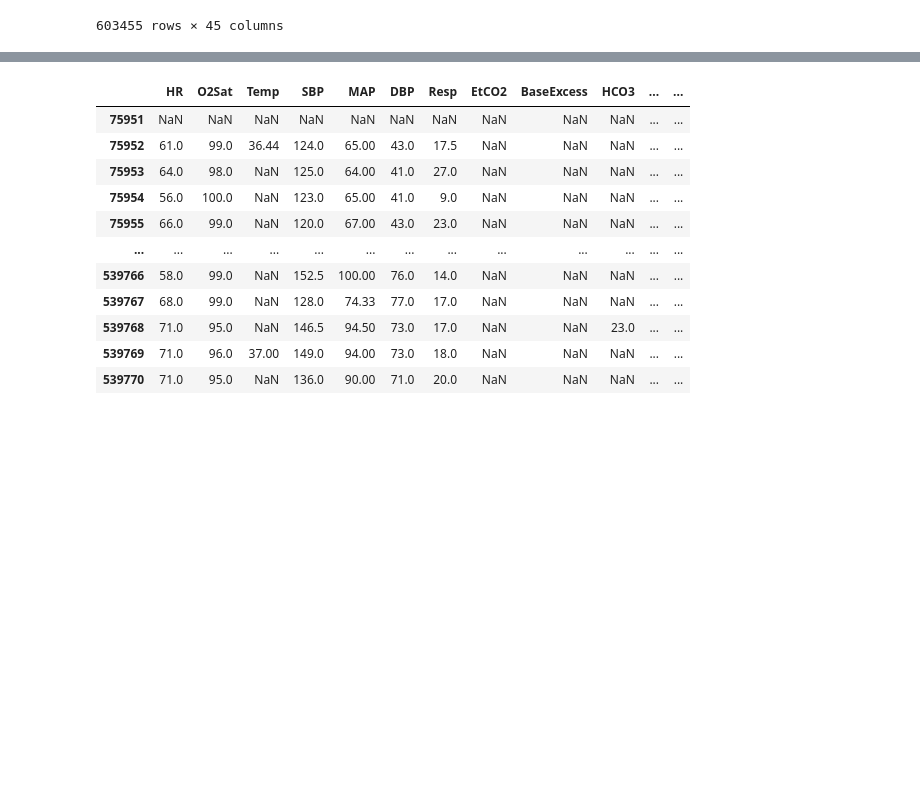
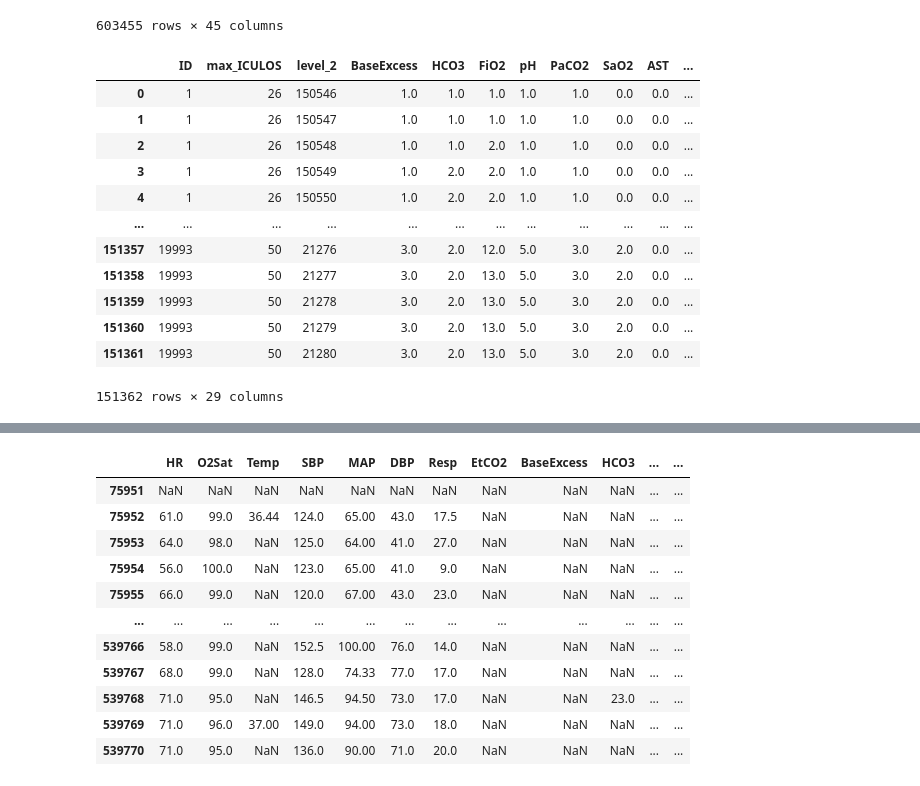
Before and after one commit to AtarCohen/Early-Prediction_of_Sepsis, a Jupyter notebook: PrepareData.ipynb, the cells around one changed output, grey strips where cells are left out. Drawn from its saved outputs; the diff is of its cells as text; code cells hidden in the pictures; blank space fills up the shorter version.

```diff
--- a/PrepareData.ipynb
+++ b/PrepareData.ipynb
@@ -186,5 +209,28 @@ def add_frequency(df, attr):
     rolling= rolling.rename(columns={at: f'freq_{at}' for at in attr})
     combined = df.join(rolling,how='left', rsuffix= 'r')
     return combined
-# %%
-df = add_frequency(train_df[train_df.ID.isin([0,1,2,3])],ALL_LAB_ATTR)
+# %%
+attr = ALL_LAB_ATTR
+# df = val_df.sort_values(by=['ID', 'ICULOS'], ascending=[True, True])
+rolling = df[['ID','max_ICULOS','ICULOS']+attr].groupby(by=['ID','max_ICULOS'])[attr].expanding().count().reset_index()
+# for at in attr:
+#     rolling[at] = rolling[at] / rolling['max_ICULOS']
+# rolling = rolling.rename(columns={at: f'freq_{at}' for at in attr})
+# combined = df.join(rolling, how='left', rsuffix='r')
+# return combined
+# %%
+rolling
+# %% [output]
+|  | ID | max_ICULOS | level_2 | BaseExcess | HCO3 | FiO2 | pH | PaCO2 | SaO2 | AST | ... |
+| 0 | 1 | 26 | 150546 | 1.0 | 1.0 | 1.0 | 1.0 | 1.0 | 0.0 | 0.0 | ... |
+| 1 | 1 | 26 | 150547 | 1.0 | 1.0 | 1.0 | 1.0 | 1.0 | 0.0 | 0.0 | ... |
+| 2 | 1 | 26 | 150548 | 1.0 | 1.0 | 2.0 | 1.0 | 1.0 | 0.0 | 0.0 | ... |
+| 3 | 1 | 26 | 150549 | 1.0 | 2.0 | 2.0 | 1.0 | 1.0 | 0.0 | 0.0 | ... |
+| 4 | 1 | 26 | 150550 | 1.0 | 2.0 | 2.0 | 1.0 | 1.0 | 0.0 | 0.0 | ... |
+| ... | ... | ... | ... | ... | ... | ... | ... | ... | ... | ... | ... |
+| 151357 | 19993 | 50 | 21276 | 3.0 | 2.0 | 12.0 | 5.0 | 3.0 | 2.0 | 0.0 | ... |
+| 151358 | 19993 | 50 | 21277 | 3.0 | 2.0 | 13.0 | 5.0 | 3.0 | 2.0 | 0.0 | ... |
+| 151359 | 19993 | 50 | 21278 | 3.0 | 2.0 | 13.0 | 5.0 | 3.0 | 2.0 | 0.0 | ... |
+| 151360 | 19993 | 50 | 21279 | 3.0 | 2.0 | 13.0 | 5.0 | 3.0 | 2.0 | 0.0 | ... |
+| 151361 | 19993 | 50 | 21280 | 3.0 | 2.0 | 13.0 | 5.0 | 3.0 | 2.0 | 0.0 | ... |
+151362 rows × 29 columns
```
Also changed, not shown: parts of 6 cells of this notebook, 1 other file.
